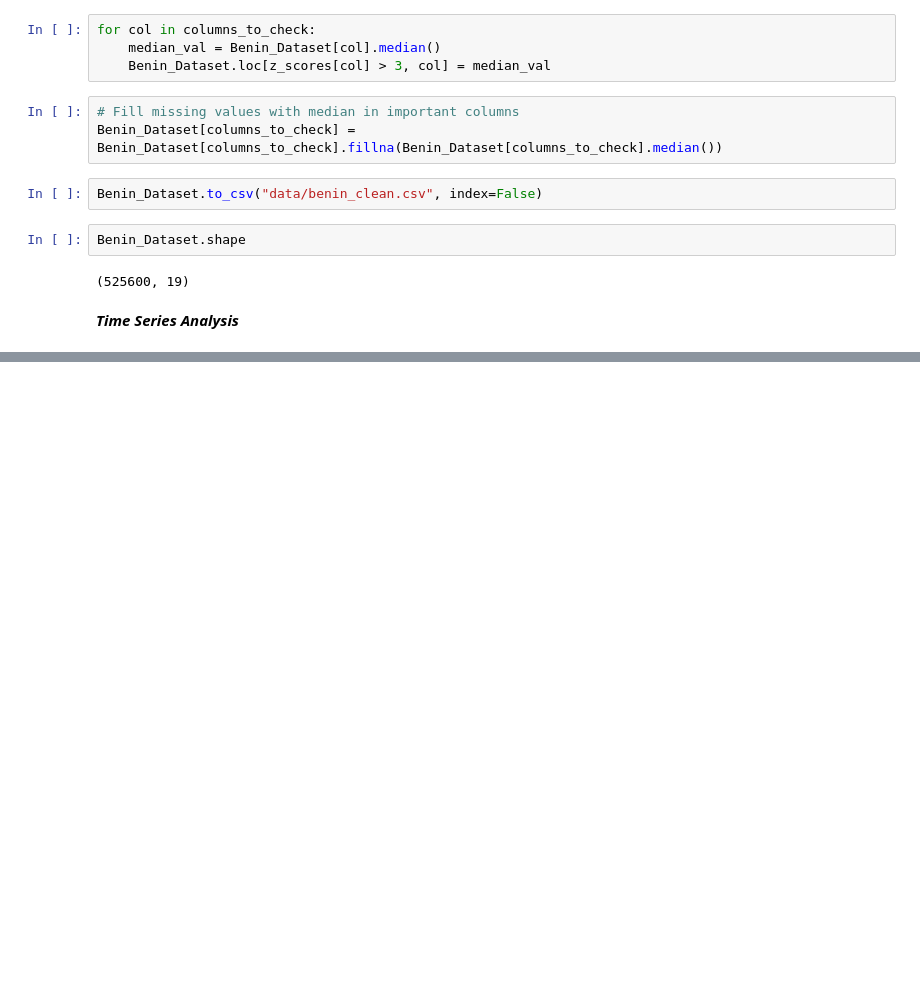
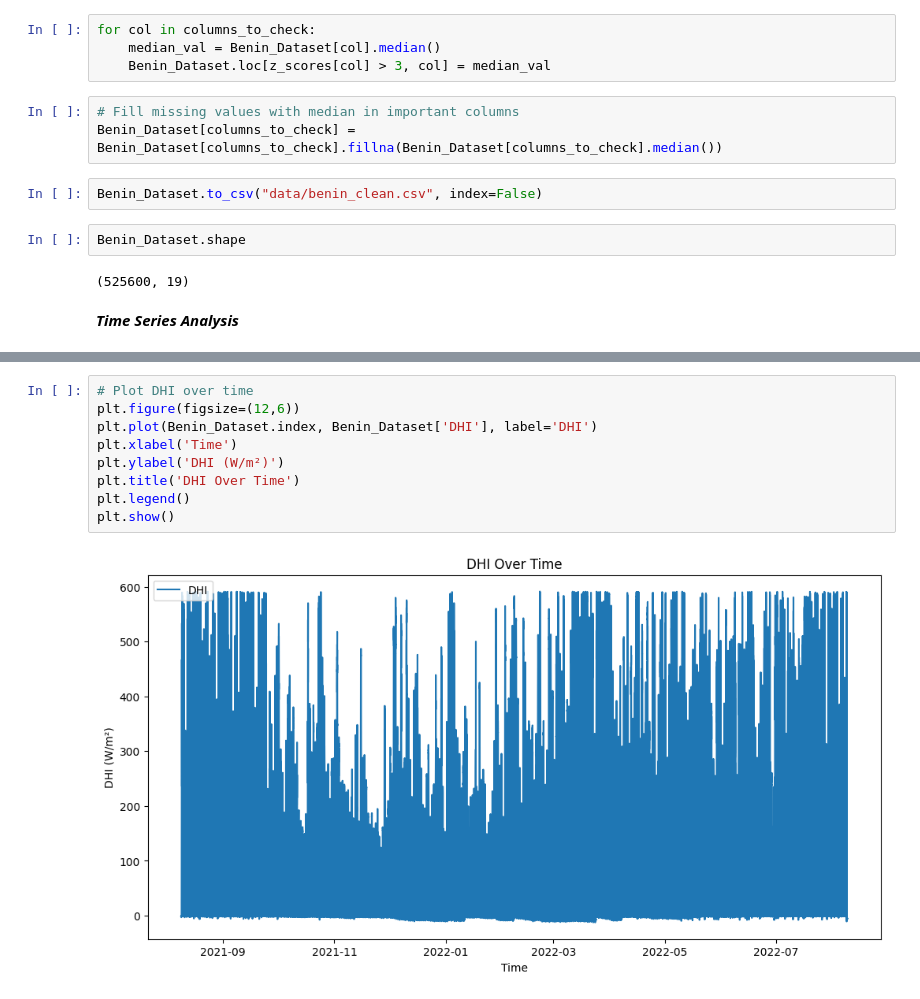
Before and after one commit to hinsenedinka/solar-challenge-week1, a Jupyter notebook: eda.benin.ipynb, the cells around one changed output, grey strips where cells are left out. Saved outputs shown, nothing was run; the diff lists cells and outputs as text; blank space fills up the shorter version.

```diff
--- a/eda.benin.ipynb
+++ b/eda.benin.ipynb
@@ -100,0 +116,11 @@ SyntaxError: invalid syntax (655144659.py, line 1)
+# %%
+# Plot DHI over time
+plt.figure(figsize=(12,6))
+plt.plot(Benin_Dataset.index, Benin_Dataset['DHI'], label='DHI')
+plt.xlabel('Time')
+plt.ylabel('DHI (W/m²)')
+plt.title('DHI Over Time')
+plt.legend()
+plt.show()
+# %% [output]
+[figure, added]
```
Also changed, not shown: parts of 21 cells of this notebook, 5 other files.
